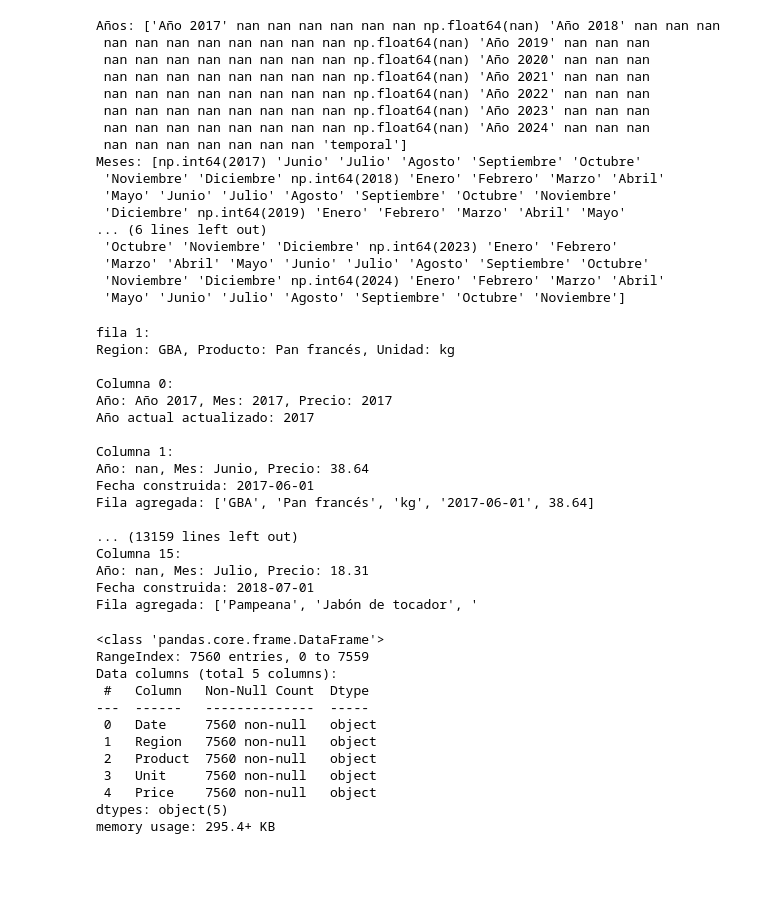
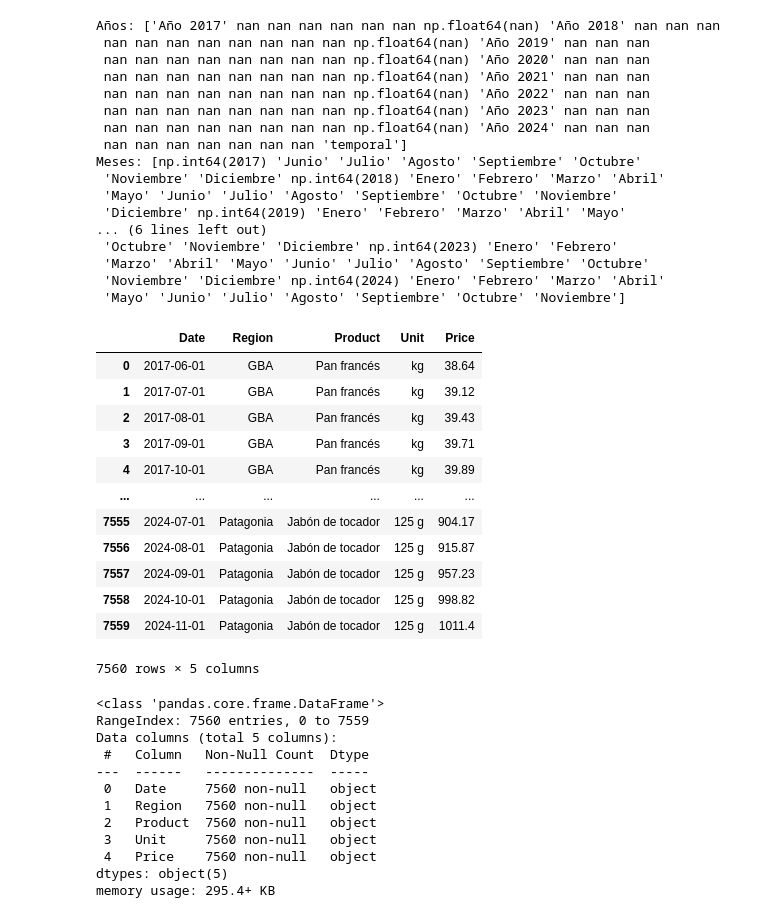
Before and after one commit to mauricioarcez/Scraping-INDEC-IPC, a Jupyter notebook: explicacion.ipynb, the cells around one changed output. Drawn from its saved outputs; the diff is of its cells as text; code cells hidden in the pictures; blank space fills up the shorter version.

```diff
--- a/explicacion.ipynb
+++ b/explicacion.ipynb
@@ -151,23 +155,16 @@ for i in range(1, len(nacional)):  # Empezar desde la segunda fila (datos de pre
     producto = nacional.iloc[i, 1]  # Columna "Productos seleccionados"
     unidad = nacional.iloc[i, 2]  # Columna "Unidad de medida"
 
-    print(f"\nfila {i}:")  # Depuración: Verificar la fila actual
-    print(f"Region: {region}, Producto: {producto}, Unidad: {unidad}")  # Depuración: Verificar los valores
-
     # Iterar sobre las columnas de años y meses
     for j in range(len(years)):
         year = years[j]  # Año correspondiente a la columna
         month = months[j]  # Mes correspondiente a la columna
         price = nacional.iloc[i, j + 3]  # Precio correspondiente (columna j + 3)
 
-        print(f"\nColumna {j}:")  # Depuración: Verificar la columna actual
-        print(f"Año: {year}, Mes: {month}, Precio: {price}")  # Depuración: Verificar los valores
-
         # Si la columna es un año (por ejemplo, "Año 2017"), actualizar el año actual
         if isinstance(year, str) and year.startswith("Año "):
             try:
                 current_year = int(year.replace("Año ", "").strip())
-                print(f"Año actual actualizado: {current_year}")  # Depuración
             except ValueError:
                 print("Saltando columna: año no es un número válido.")  # Depuración
             continue  # Saltar esta columna, ya que no contiene un mes
@@ -193,35 +190,32 @@ for i in range(1, len(nacional)):  # Empezar desde la segunda fila (datos de pre
 
         # Construir la fecha en formato yyyy-mm-dd (asumiendo el primer día del mes)
         date = f"{current_year}-{month_number:02d}-01"
-        print(f"Fecha construida: {date}")  # Depuración: Verificar la fecha
 
         # Agregar una fila a la lista
         rows.append([region, producto, unidad, date, price])
-        print("Fila agregada:", [region, producto, unidad, date, price])  # Depuración: Verificar la fila agregada
+
 
 # Crear el DataFrame final
 final_df = pd.DataFrame(rows, columns=["Region", "Productos seleccionados", "Unidad de medida", "Date", "Price"])
 # Reordenar y renombrar las columnas
 final_df = final_df[["Date", "Region", "Productos seleccionados", "Unidad de medida", "Price"]]
 final_df.columns = ["Date", "Region", "Product", "Unit", "Price"]
-# %% [output]
-fila 1:
-Region: GBA, Producto: Pan francés, Unidad: kg
-
-Columna 0:
-Año: Año 2017, Mes: 2017, Precio: 2017
-Año actual actualizado: 2017
-
-Columna 1:
-Año: nan, Mes: Junio, Precio: 38.64
-Fecha construida: 2017-06-01
-Fila agregada: ['GBA', 'Pan francés', 'kg', '2017-06-01', 38.64]
-
-... (13159 lines left out)
-Columna 15:
-Año: nan, Mes: Julio, Precio: 18.31
-Fecha construida: 2018-07-01
-Fila agregada: ['Pampeana', 'Jabón de tocador', '
+# %%
+final_df
+# %% [output]
+|  | Date | Region | Product | Unit | Price |
+| 0 | 2017-06-01 | GBA | Pan francés | kg | 38.64 |
+| 1 | 2017-07-01 | GBA | Pan francés | kg | 39.12 |
+| 2 | 2017-08-01 | GBA | Pan francés | kg | 39.43 |
+| 3 | 2017-09-01 | GBA | Pan francés | kg | 39.71 |
+| 4 | 2017-10-01 | GBA | Pan francés | kg | 39.89 |
+| ... | ... | ... | ... | ... | ... |
+| 7555 | 2024-07-01 | Patagonia | Jabón de tocador | 125 g | 904.17 |
+| 7556 | 2024-08-01 | Patagonia | Jabón de tocador | 125 g | 915.87 |
+| 7557 | 2024-09-01 | Patagonia | Jabón de tocador | 125 g | 957.23 |
+| 7558 | 2024-10-01 | Patagonia | Jabón de tocador | 125 g | 998.82 |
+| 7559 | 2024-11-01 | Patagonia | Jabón de tocador | 125 g | 1011.4 |
+7560 rows × 5 columns
 # %%
 final_df.info()
 # %% [output]
```
Also changed, not shown: parts of 4 cells of this notebook, 1 other file.
